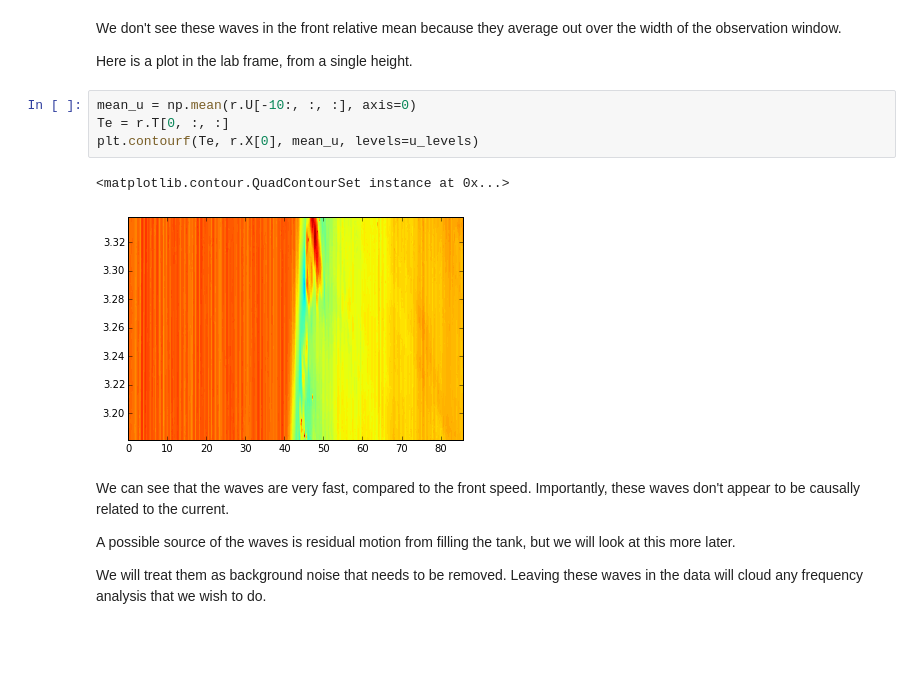
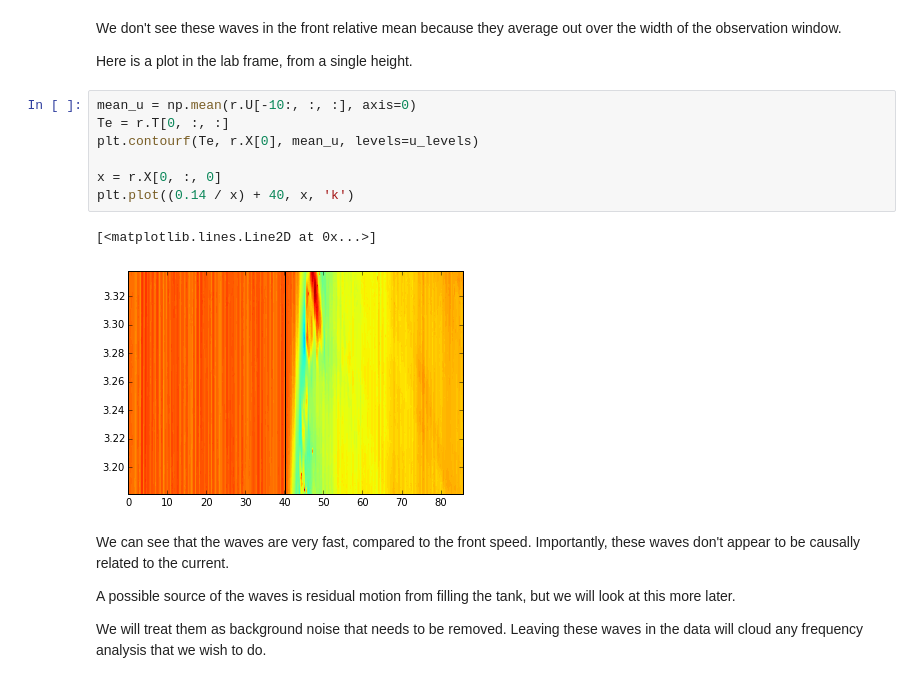
Before and after one commit to aaren/thesis, a Jupyter notebook: chapters/turbulence/wave-subtraction/summary.ipynb, the cells around one changed output. Cells and saved outputs as stored; diff of their text form; blank space fills up the shorter version.

```diff
--- a/chapters/turbulence/wave-subtraction/summary.ipynb
+++ b/chapters/turbulence/wave-subtraction/summary.ipynb
@@ -45,10 +41,13 @@ Here is a plot in the lab frame, from a single height.
 # %%
 mean_u = np.mean(r.U[-10:, :, :], axis=0)
 Te = r.T[0, :, :]
 plt.contourf(Te, r.X[0], mean_u, levels=u_levels)
+
+x = r.X[0, :, 0]
+plt.plot((0.14 / x) + 40, x, 'k')
 # %% [output]
-<matplotlib.contour.QuadContourSet instance at 0x...>
+[<matplotlib.lines.Line2D at 0x...>]
-[figure, old version]
+[figure, new version]
 # %% [markdown]
 We can see that the waves are very fast, compared to the front speed. Importantly, these waves don't appear to be causally related to the current.
 
```
Also changed, not shown: parts of 26 cells of this notebook.
